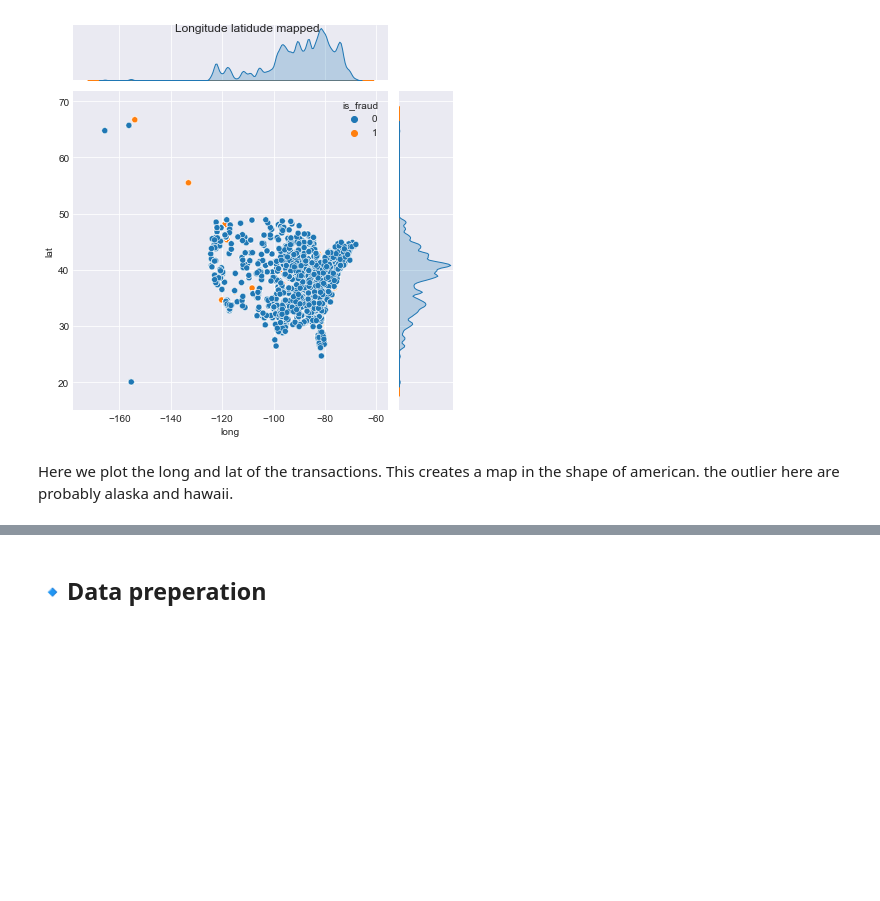
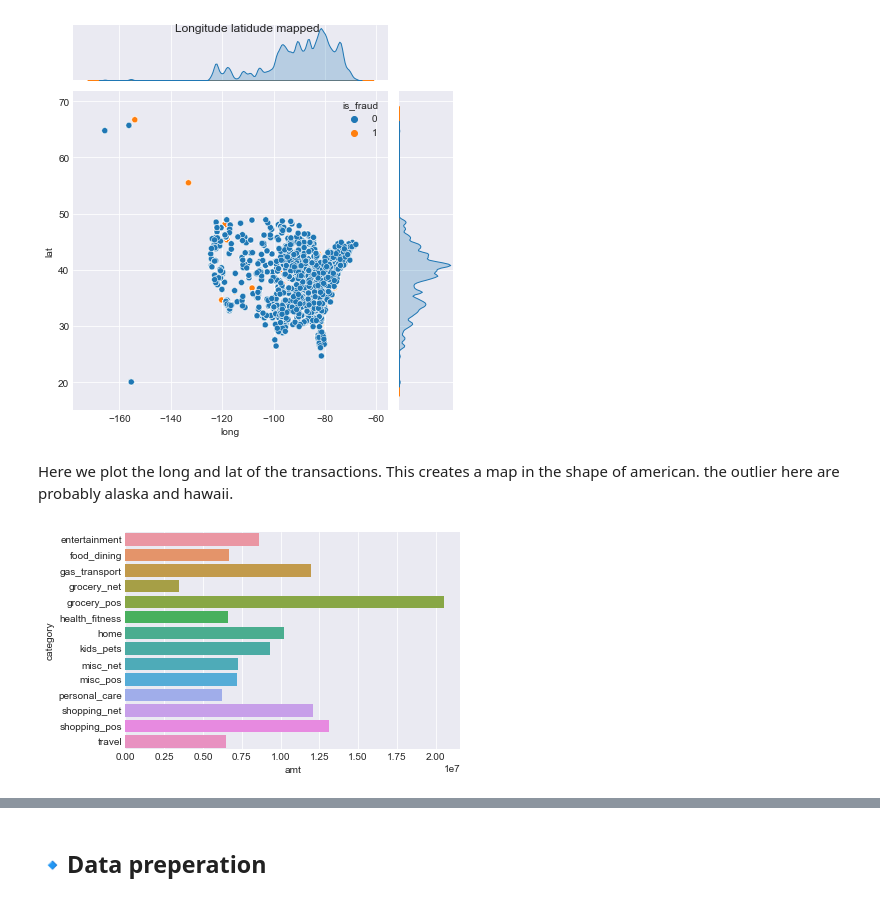
Before and after one commit to AviMegin/AI, a Jupyter notebook: Open program - Credit card fraude - Megin van Herk.ipynb, the cells around one changed output, grey strips where cells are left out. Drawn from its saved outputs; the diff is of its cells as text; code cells hidden in the pictures; blank space fills up the shorter version.

```diff
--- a/Open program - Credit card fraude - Megin van Herk.ipynb
+++ b/Open program - Credit card fraude - Megin van Herk.ipynb
@@ -535,3 +536,10 @@ Text(0.5, 0.98, 'Longitude latidude mapped')
 [figure]
 # %% [markdown]
 Here we plot the long and lat of the transactions. This creates a map in the shape of american. the outlier here are probably alaska and hawaii.
+# %%
+# Let's see in which category the losses are huge
+data_cat = cat.groupby(by = "category").sum()
+sns.barplot(y = data_cat.index,x=data_cat.amt)
+plt.show()
+# %% [output]
+[figure, added]
```
Also changed, not shown: parts of 18 cells of this notebook.
